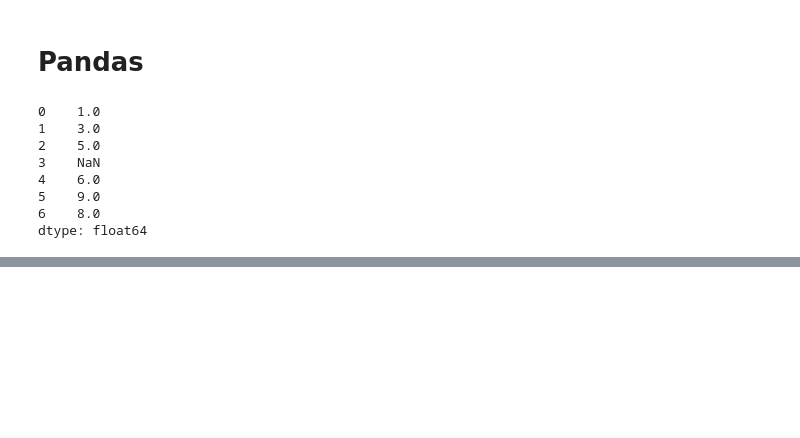
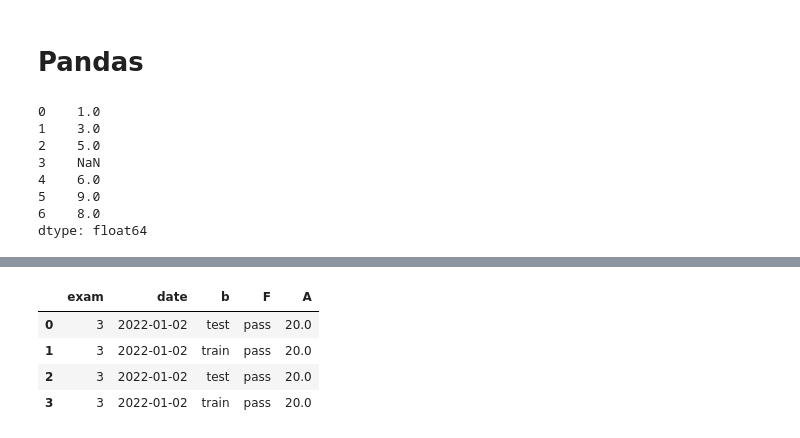
Before and after one commit to AphroDatalyst/Neural-Networks, a Jupyter notebook: PythonFromScratch.ipynb, the cells around one changed output, grey strips where cells are left out. Saved outputs shown, nothing was run; the diff lists cells and outputs as text; code cells hidden in the pictures; blank space fills up the shorter version.

```diff
--- a/PythonFromScratch.ipynb
+++ b/PythonFromScratch.ipynb
@@ -316,0 +389,8 @@ dtype: float64
+# %%
+df.sort_index(axis=1, ascending=False)
+# %% [output]
+|  | exam | date | b | F | A |
+| 0 | 3 | 2022-01-02 | test | pass | 20.0 |
+| 1 | 3 | 2022-01-02 | train | pass | 20.0 |
+| 2 | 3 | 2022-01-02 | test | pass | 20.0 |
+| 3 | 3 | 2022-01-02 | train | pass | 20.0 |
```
Also changed, not shown: parts of 17 cells of this notebook.
